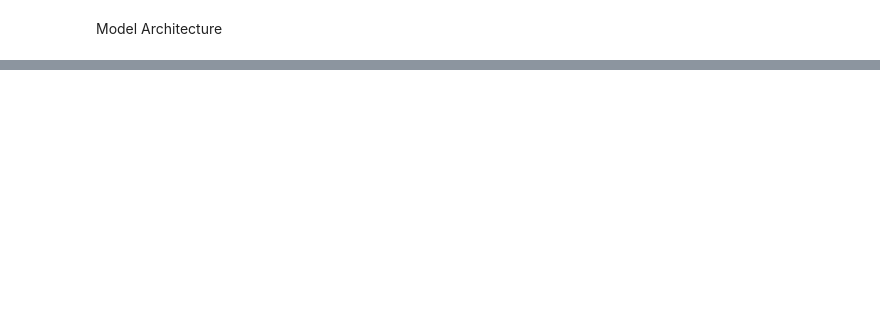
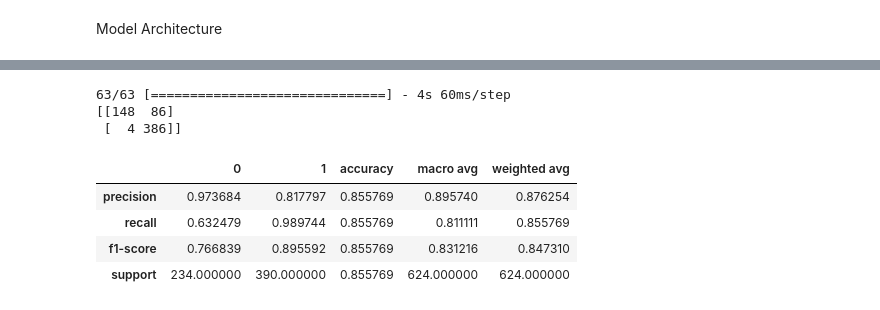
Before and after one commit to ADSAS-Lab/ADLProject, a Jupyter notebook: adl-project-cnn.ipynb, the cells around one changed output, grey strips where cells are left out. Cells and saved outputs as stored; diff of their text form; code cells hidden in the pictures; blank space fills up the shorter version.

```diff
--- a/adl-project-cnn.ipynb
+++ b/adl-project-cnn.ipynb
@@ -325,3 +324,20 @@ test AUC 0.9232105016708374
+# %%
+from sklearn.metrics import confusion_matrix, classification_report
+import pandas as pd
+
+predicted_vals = model.predict(test_generator, steps=len(test_generator))
+predicted_categories = np.argmax(predicted_vals, axis = 1)
+print(confusion_matrix(test_generator.classes, predicted_categories))
+pd.DataFrame(classification_report(test_generator.classes, predicted_categories, output_dict=True))
+# %% [output]
+63/63 [==============================] - 4s 60ms/step
+[[148  86]
+ [  4 386]]
+|  | 0 | 1 | accuracy | macro avg | weighted avg |
+| precision | 0.973684 | 0.817797 | 0.855769 | 0.895740 | 0.876254 |
+| recall | 0.632479 | 0.989744 | 0.855769 | 0.811111 | 0.855769 |
+| f1-score | 0.766839 | 0.895592 | 0.855769 | 0.831216 | 0.847310 |
+| support | 234.000000 | 390.000000 | 0.855769 | 624.000000 | 624.000000 |
 # %%
 import matplotlib.pyplot as plt
 
```
Also changed, not shown: parts of 10 cells of this notebook.
